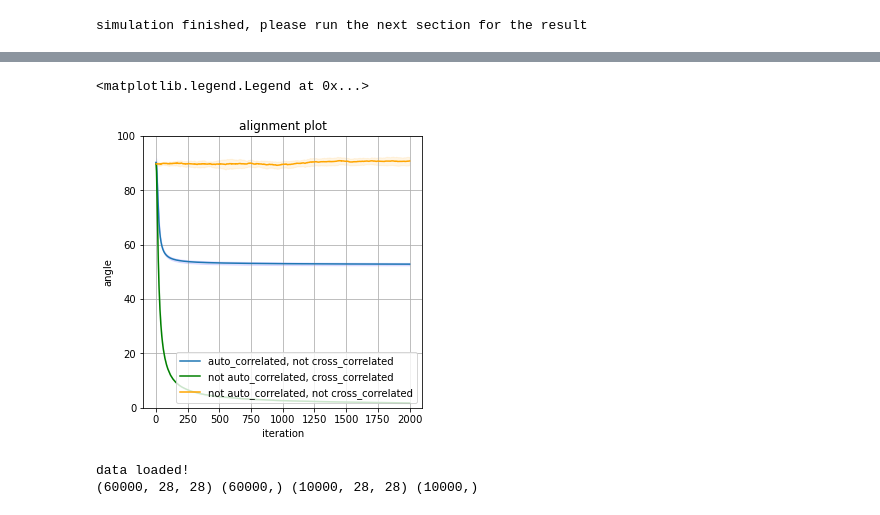
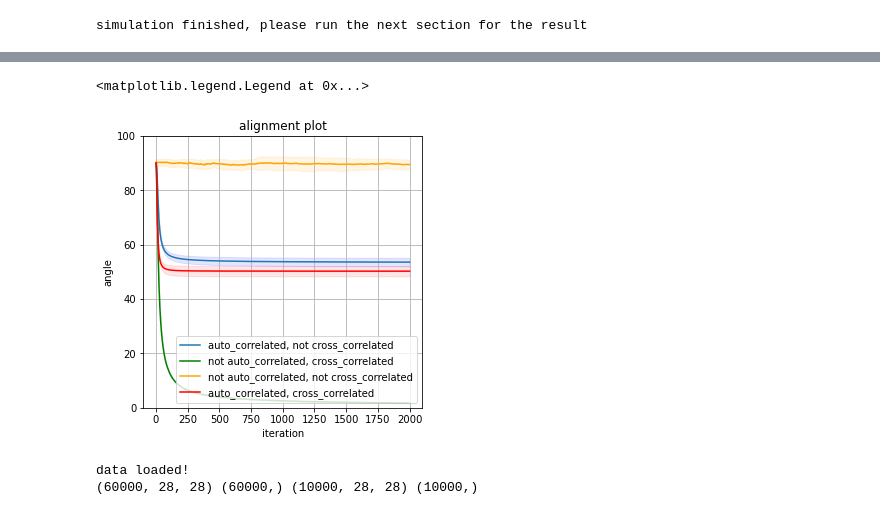
Before and after one commit to ARMINPAN/Advance-Neuroscience-FInal-Project, a Jupyter notebook: Main.ipynb, the cells around one changed output, grey strips where cells are left out. Saved outputs shown, nothing was run; the diff lists cells and outputs as text; code cells hidden in the pictures.

```diff
--- a/Main.ipynb
+++ b/Main.ipynb
@@ -57,9 +57,17 @@ angles1 = np.zeros((rep, number_of_iterations))
 for k in range (rep):
     forward_weight_0 = np.random.normal(mu, sigma, size=(input_layer_size,hidden_layer1_size))
     forward_weight_1 = np.random.normal(mu, sigma, size=(hidden_layer1_size,output_layer_size))
+    backward_weight_1 = np.random.normal(mu, sigma, size=(output_layer_size,hidden_layer1_size))
+
+    # input layer values
+    input_layer = np.random.normal(mu, sigma, size=(n_b, input_layer_size)) # initial value of inputs - constant during iterations
+    error_delta2 = np.random.normal(mu, sigma, size=(n_b, output_layer_size)) # initial value of error_delta 2 - constant during iterations
+    error_delta1 = np.matmul(error_delta2, backward_weight_1) # initial value of error_delta1 - constant during iterations since
+
+
     for j in range (number_of_iterations):
         angles1[k,j] = angleCal(forward_weight_1, backward_weight_1.T)
-        Z1 = np.matmul(forward_weight_0.T, input_layer.T).T
+        Z1 = np.matmul(input_layer, forward_weight_0)
         hidden_layer_1 = ReLU(Z1)
         delta1 = np.multiply(error_delta1,ReLU_deriv(Z1))
         delta_w0 = LR*np.matmul(input_layer.T, delta1)
@@ -121,9 +129,16 @@ angles2 = np.zeros((rep, number_of_iterations))
 for k in range (rep):
     forward_weight_0 = np.random.normal(mu, sigma, size=(input_layer_size,hidden_layer1_size))
     forward_weight_1 = np.random.normal(mu, sigma, size=(hidden_layer1_size,output_layer_size))
+    backward_weight_1 = np.random.normal(mu, sigma, size=(output_layer_size,hidden_layer1_size))
+
+    # input layer values
+    input_layer = np.random.normal(mu, sigma, size=(n_b, input_layer_size))
+    error_delta2 = input_layer # cross correlated with inputs of network
+    error_delta1 = np.matmul(error_delta2, backward_weight_1)
+
     for j in range (number_of_iterations):
         angles2[k,j] = angleCal(forward_weight_1, backward_weight_1.T)
-        Z1 = np.matmul(forward_weight_0.T, input_layer.T).T
+        Z1 = np.matmul(input_layer, forward_weight_0)
         hidden_layer_1 = ReLU(Z1)
         delta1 = np.multiply(error_delta1,ReLU_deriv(Z1))
         delta_w0 = LR*np.matmul(input_layer.T, delta1)
@@ -189,6 +204,13 @@ angles3 = np.zeros((rep, number_of_iterations))
 for k in range (rep):
     forward_weight_0 = np.random.normal(mu, sigma, size=(input_layer_size,hidden_layer1_size))
     forward_weight_1 = np.random.normal(mu, sigma, size=(hidden_layer1_size,output_layer_size))
+    backward_weight_1 = np.random.normal(mu, sigma, size=(output_layer_size,hidden_layer1_size))
+
+    # input layer values
+    input_layer = np.random.normal(mu, sigma, size=(n_b, input_layer_size))
+    error_delta2 = np.random.normal(mu, sigma, size=(n_b, input_layer_size))
+    error_delta1 = np.matmul(error_delta2, backward_weight_1)
+
     for j in range (number_of_iterations):
         angles3[k,j] = angleCal(forward_weight_1, backward_weight_1.T)
         Z1 = np.matmul(forward_weight_0.T, input_layer.T).T
@@ -243,35 +338,48 @@ ax.fill_between(np.arange(1,number_of_iterations+1),\
                 np.mean(angles1,0)-np.std(angles1,axis=0), np.mean(angles1,0)+np.std(angles1,axis=0),\
                 color='b', alpha=.1);
 
 # condition 2
 ax.plot(np.arange(1,number_of_iterations+1),np.mean(angles2,0),color='green')
 ax.set_ylim([0, 100])
 ax.set_title('alignment plot')
 ax.set_ylabel('angle')
 ax.set_xlabel('iteration')
 ax.grid(True)
 # plot the condfidence2 interval over repeations
 ax.fill_between(np.arange(1,number_of_iterations+1),\
                 np.mean(angles2,0)-np.std(angles2,axis=0), np.mean(angles2,0)+np.std(angles2,axis=0),\
                 color='green', alpha=.1);
 
 # condition 3
 ax.plot(np.arange(1,number_of_iterations+1),np.mean(angles3,0),color='orange')
 ax.set_ylim([0, 100])
 ax.set_title('alignment plot')
 ax.set_ylabel('angle')
 ax.set_xlabel('iteration')
 ax.grid(True)
 # plot the condfidence3 interval over repeations
 ax.fill_between(np.arange(1,number_of_iterations+1),\
                 np.mean(angles3,0)-np.std(angles3,axis=0), np.mean(angles3,0)+np.std(angles3,axis=0),\
                 color='orange', alpha=.1);
 
+# condition 4
+ax.plot(np.arange(1,number_of_iterations+1),np.mean(angles4,0),color='red')
+ax.set_ylim([0, 100])
+ax.set_title('alignment plot')
+ax.set_ylabel('angle')
+ax.set_xlabel('iteration')
+ax.grid(True)
+# plot the condfidence4 interval over repeations
+ax.fill_between(np.arange(1,number_of_iterations+1),\
+                np.mean(angles4,0)-np.std(angles4,axis=0), np.mean(angles4,0)+np.std(angles4,axis=0),\
+                color='red', alpha=.1);
+
 ax.legend(['auto_correlated, not cross_correlated','not auto_correlated, cross_correlated',\
-           'not auto_correlated, not cross_correlated'],loc='lower right')
+           'not auto_correlated, not cross_correlated',\
+          'auto_correlated, cross_correlated'],loc='lower right')
 # %% [output]
 <matplotlib.legend.Legend at 0x...>
-[figure, old version]
+[figure, new version]
 # %%
 # Paper Part - 2.3 Using the provided theoretical tool to investigate FA in the learning process of a practical deep ANN
 # train and test a 5 layer network on MNIST
```
Also changed, not shown: parts of 13 cells of this notebook.
